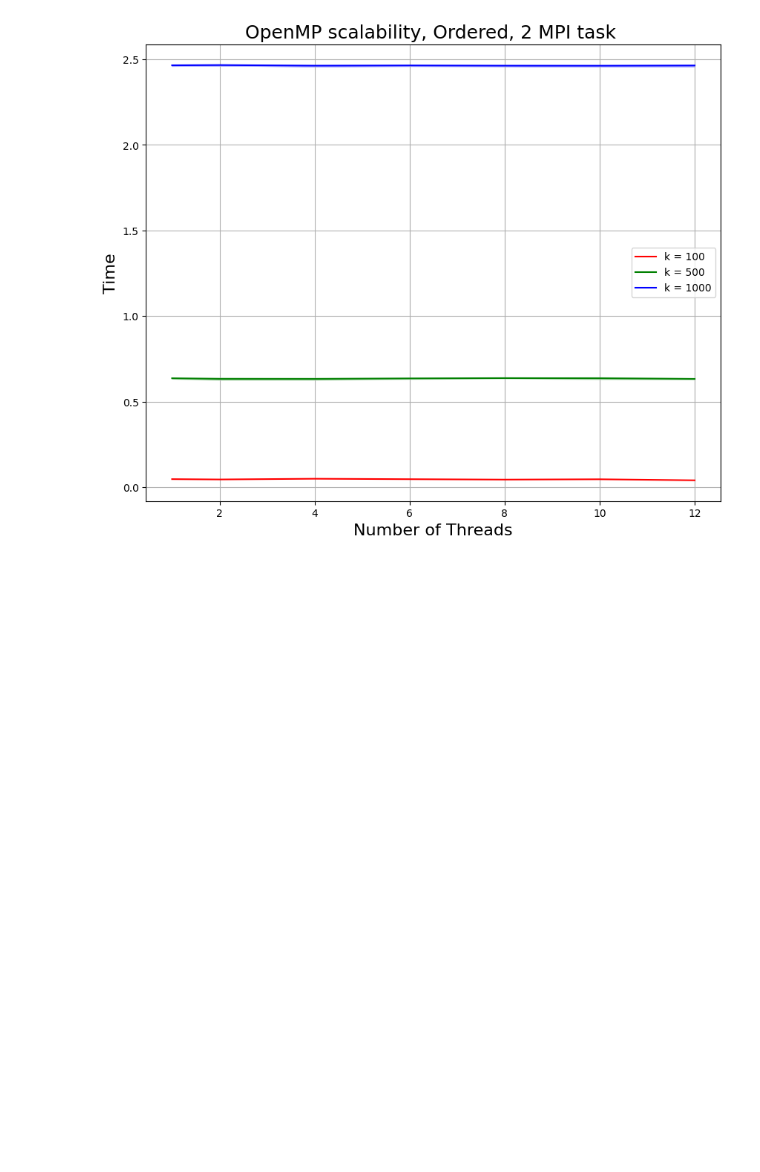
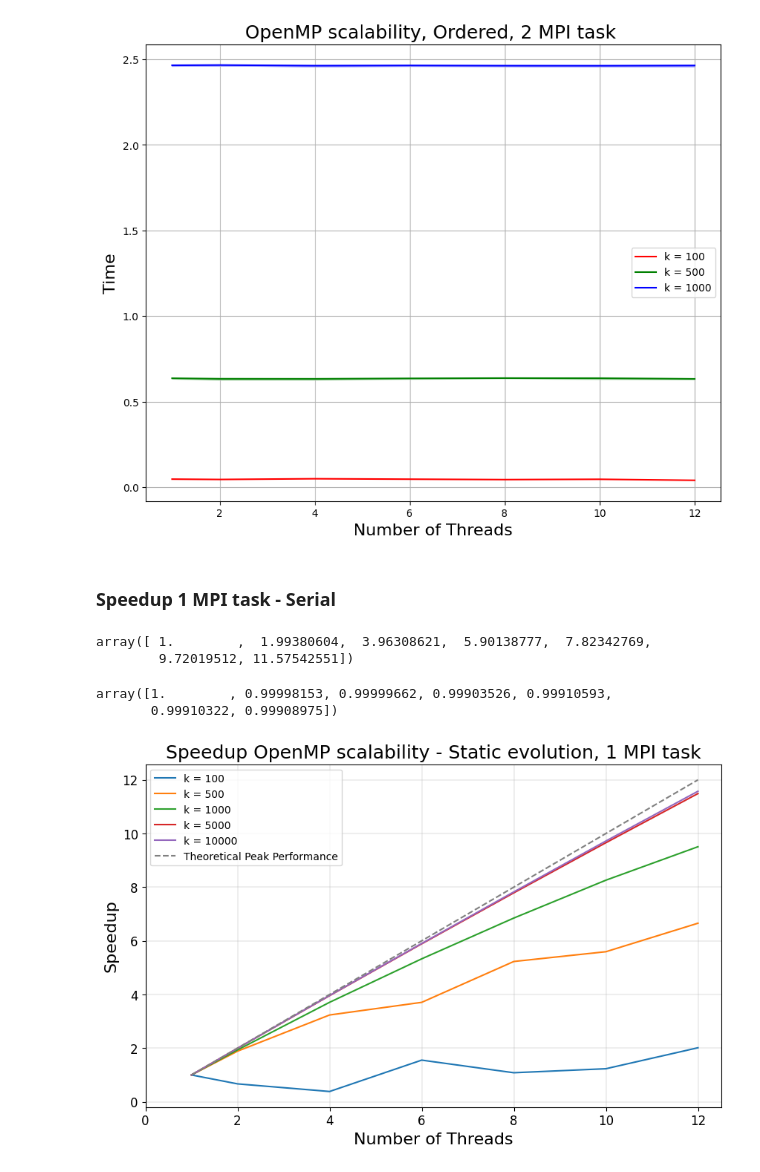
Before and after one commit to paolodr98/Final-assigments-FHPC-course-2022-2023, a Jupyter notebook: exercise1/data/open_mp/analize_open_mp.ipynb, the cells around one changed output. Saved outputs shown, nothing was run; the diff lists cells and outputs as text; code cells hidden in the pictures; blank space fills up the shorter version.

Commit message:
Add plot ex1

```diff
--- a/exercise1/data/open_mp/analize_open_mp.ipynb
+++ b/exercise1/data/open_mp/analize_open_mp.ipynb
@@ -433,3 +433,5 @@ ax.legend(loc='best')
 ax.grid()
 # %% [output]
 [figure]
+# %% [markdown]
+### Speedup 1 MPI task - Serial
@@ -435,0 +466,38 @@ ax.grid()
+# %%
+THIN_static_1_means_ksize_10000[0]/THIN_static_1_means_ksize_10000
+# %% [output]
+array([ 1.        ,  1.99380604,  3.96308621,  5.90138777,  7.82342769,
+        9.72019512, 11.57542551])
+# %%
+speed_stat_1_k_10000
+# %% [output]
+array([1.        , 0.99998153, 0.99999662, 0.99903526, 0.99910593,
+       0.99910322, 0.99908975])
+# %%
+plt.figure(figsize=(10, 6))
+
+plt.plot(n_threads, speed_stat_1_k_100, label = 'k = 100')
+plt.plot(n_threads, speed_stat_1_k_500, label = 'k = 500')
+plt.plot(n_threads, speed_stat_1_k_1000, label = 'k = 1000')
+plt.plot(n_threads, speed_stat_1_k_5000, label = 'k = 5000')
+plt.plot(n_threads, speed_stat_1_k_10000, label = 'k = 10000')
+
+x_values = np.arange(1, 13, 1)
+plt.plot(x_values, x_values, c = "gray", linestyle="dashed", label="Theoretical Peak Performance")
+
+
+plt.xlabel('Number of Threads', fontsize = 16)
+plt.ylabel('Speedup', fontsize = 16)
+plt.title('Speedup OpenMP scalability - Static evolution, 1 MPI task', fontsize = 18)
+
+plt.legend()
+
+plt.xticks(fontsize=12)
+plt.yticks(fontsize=12)
+
+plt.xlim([0,12.5])
+
+plt.grid(linewidth = 0.3)
+plt.show()
+# %% [output]
+[figure, added]
```
Also changed, not shown: parts of 3 cells of this notebook, 41 other files.
